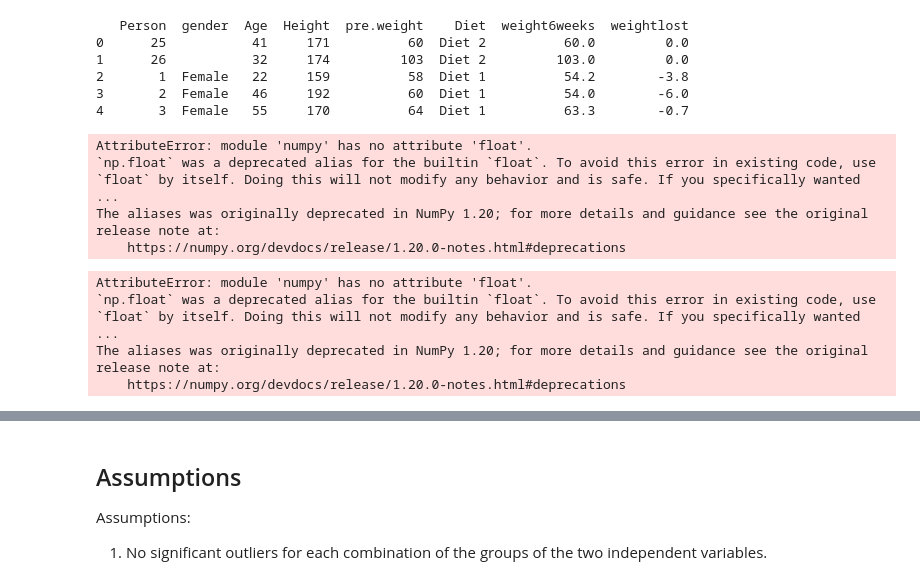
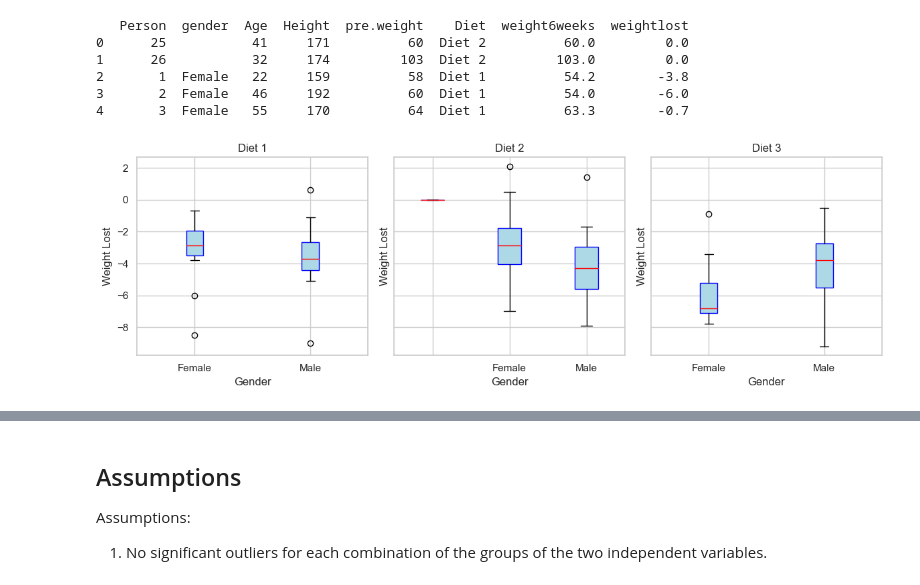
Before and after one commit to codemaster004/MathematicalSatistics, a Jupyter notebook: labs/Report10.ipynb, the cells around one changed output, grey strips where cells are left out. Saved outputs shown, nothing was run; the diff lists cells and outputs as text; code cells hidden in the pictures.

Commit message:
doing the final test

```diff
--- a/labs/Report10.ipynb
+++ b/labs/Report10.ipynb
@@ -99,53 +99,27 @@ print(diet.head())
 2       1  Female   22     159          58  Diet 1          54.2        -3.8
 3       2  Female   46     192          60  Diet 1          54.0        -6.0
 4       3  Female   55     170          64  Diet 1          63.3        -0.7
-# %%
-import seaborn as sns
-import matplotlib.pyplot as plt
-
-# Create a boxplot
-sns.set(style="whitegrid")
-g = sns.catplot(x="gender", y="weightlost", col="Diet", data=diet, kind="box", height=4, aspect=0.7)
-
-# Set the titles and labels
-g.set_titles("{col_name}")
-g.set_axis_labels("Gender", "Weight Lost")
-
-# Show the plot
-plt.show()
-# %% [output]
-AttributeError: module 'numpy' has no attribute 'float'.
-`np.float` was a deprecated alias for the builtin `float`. To avoid this error in existing code, use `float` by itself. Doing this will not modify any behavior and is safe. If you specifically wanted  ...
-The aliases was originally deprecated in NumPy 1.20; for more details and guidance see the original release note at:
-    https://numpy.org/devdocs/release/1.20.0-notes.html#deprecations
-# %%
-import seaborn as sns
-import matplotlib.pyplot as plt
-
-# Replace empty strings with NaN
-diet.replace('', np.nan, inplace=True)
-
-# Exclude third gender level
-diet = diet[diet['gender'].isin(['Female', 'Male'])]
-
-# Create a FacetGrid
-g = sns.FacetGrid(diet, col="Diet", row="gender", margin_titles=True)
-
-# Map the scatter plot and regression line to the grid
-g.map(sns.scatterplot, "Age", "weightlost")
-g.map(sns.regplot, "Age", "weightlost", scatter=False, truncate=False)
-
-# Set the titles and labels
-g.set_axis_labels("Age", "Weight Lost")
-g.set_titles(col_template="{col_name}", row_template="{row_name}")
-
-# Adjust the layout
-plt.tight_layout()
-
-# Show the plot
-plt.show()
-# %% [output]
-AttributeError: module 'numpy' has no attribute 'float'.
-`np.float` was a deprecated alias for the builtin `float`. To avoid this error in existing code, use `float` by itself. Doing this will not modify any behavior and is safe. If you specifically wanted  ...
-The aliases was originally deprecated in NumPy 1.20; for more details and guidance see the original release note at:
-    https://numpy.org/devdocs/release/1.20.0-notes.html#deprecations
+# %%
+import matplotlib.pyplot as plt
+
+# Assuming `diet` is a pandas DataFrame and has columns `gender`, `weightlost`, and `Diet`
+fig, axes = plt.subplots(1, len(diet['Diet'].unique()), figsize=(12, 4), sharey=True)
+
+# Loop through each unique diet category
+for ax, (diet_name, group) in zip(axes, diet.groupby('Diet')):
+    # Create a boxplot for each diet
+    ax.boxplot(
+        [group[group['gender'] == g]['weightlost'] for g in group['gender'].unique()],
+        labels=group['gender'].unique(),
+        patch_artist=True,
+        boxprops=dict(facecolor='lightblue', color='blue'),
+        medianprops=dict(color='red')
+    )
+    ax.set_title(diet_name)
+    ax.set_xlabel('Gender')
+    ax.set_ylabel('Weight Lost')
+
+plt.tight_layout()
+plt.show()
+# %% [output]
+[figure, added]
```
Also changed, not shown: parts of 5 cells of this notebook, 3 other files.
